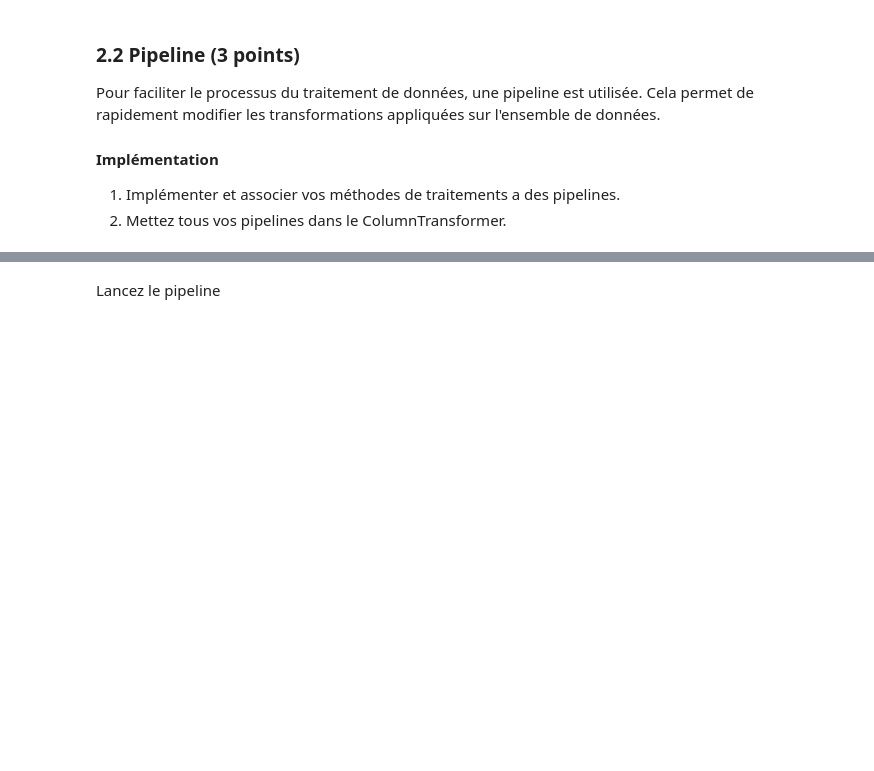
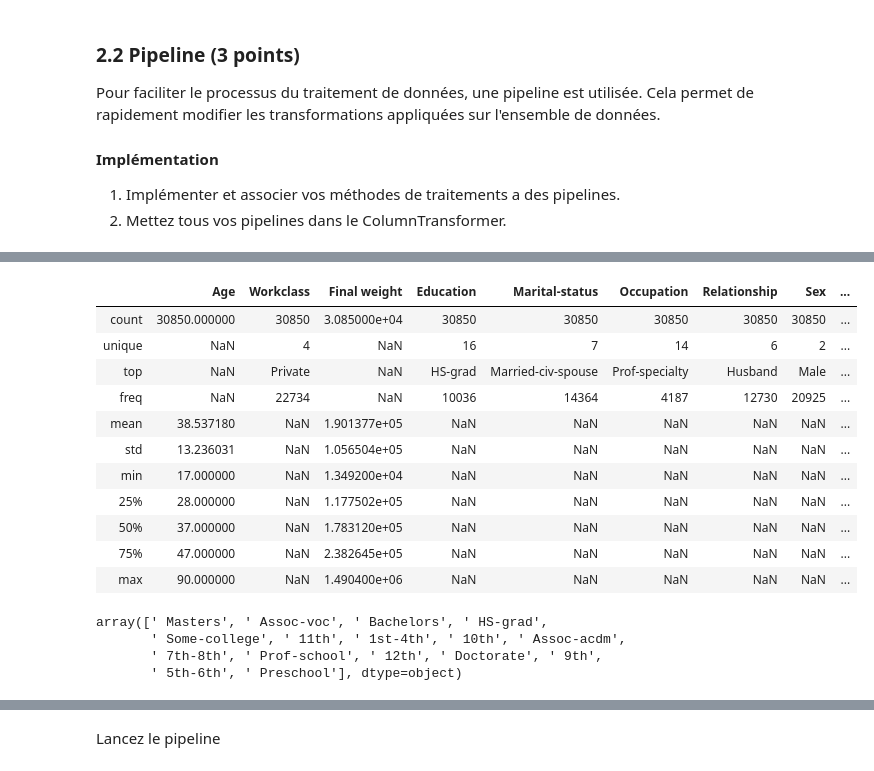
Before and after one commit to KacemKhaled/INF8215-Machine-Learning, a Jupyter notebook: TP3/TP3_INF8215.ipynb, the cells around one changed output, grey strips where cells are left out. Drawn from its saved outputs; the diff is of its cells as text; code cells hidden in the pictures; blank space fills up the shorter version.

```diff
--- a/TP3/TP3_INF8215.ipynb
+++ b/TP3/TP3_INF8215.ipynb
@@ -671,2 +707,17 @@ class LabelEncoderP(LabelEncoder):
 # %%
 # Implémenter ici les différentes transformations customs ici pour que cela soit plus claires (Si vous en avez)
+
+X_train = X_train.drop(['index'], axis=1)
+X_test = X_test.drop(['index'], axis=1)
+# %%
+X_train = X_train[X_train.Workclass != ' ?']
+X_train = X_train[X_train.Occupation != ' ?']
+
+X_test = X_test[X_test.Workclass != ' ?']
+X_test = X_test[X_test.Occupation != ' ?']
+# %%
+X_train["Workclass"] = X_train["Workclass"].replace([' Federal-gov', ' Local-gov', ' State-gov'], 'Gov')
+X_train["Workclass"] = X_train["Workclass"].replace([' Self-emp-inc', ' Self-emp-not-inc'], 'Self-emp')
+
+X_test["Workclass"] = X_test["Workclass"].replace([' Federal-gov', ' Local-gov', ' State-gov'], 'Gov')
+X_test["Workclass"] = X_test["Workclass"].replace([' Self-emp-inc', ' Self-emp-not-inc'], 'Self-emp')
@@ -672,0 +745,25 @@ class LabelEncoderP(LabelEncoder):
+# %%
+X_train["Income"] = X_train["Income"].replace([' <=50K.', ' <=50K'], '<=50K')
+X_train["Income"] = X_train["Income"].replace([' >50K.', ' >50K'], '>50K')
+# %%
+X_train.describe(include='all')
+# %% [output]
+|  | Age | Workclass | Final weight | Education | Marital-status | Occupation | Relationship | Sex | ... |
+| count | 30850.000000 | 30850 | 3.085000e+04 | 30850 | 30850 | 30850 | 30850 | 30850 | ... |
+| unique | NaN | 4 | NaN | 16 | 7 | 14 | 6 | 2 | ... |
+| top | NaN | Private | NaN | HS-grad | Married-civ-spouse | Prof-specialty | Husband | Male | ... |
+| freq | NaN | 22734 | NaN | 10036 | 14364 | 4187 | 12730 | 20925 | ... |
+| mean | 38.537180 | NaN | 1.901377e+05 | NaN | NaN | NaN | NaN | NaN | ... |
+| std | 13.236031 | NaN | 1.056504e+05 | NaN | NaN | NaN | NaN | NaN | ... |
+| min | 17.000000 | NaN | 1.349200e+04 | NaN | NaN | NaN | NaN | NaN | ... |
+| 25% | 28.000000 | NaN | 1.177502e+05 | NaN | NaN | NaN | NaN | NaN | ... |
+| 50% | 37.000000 | NaN | 1.783120e+05 | NaN | NaN | NaN | NaN | NaN | ... |
+| 75% | 47.000000 | NaN | 2.382645e+05 | NaN | NaN | NaN | NaN | NaN | ... |
+| max | 90.000000 | NaN | 1.490400e+06 | NaN | NaN | NaN | NaN | NaN | ... |
+# %%
+X_train["Education"].unique()
+# %% [output]
+array([' Masters', ' Assoc-voc', ' Bachelors', ' HS-grad',
+       ' Some-college', ' 11th', ' 1st-4th', ' 10th', ' Assoc-acdm',
+       ' 7th-8th', ' Prof-school', ' 12th', ' Doctorate', ' 9th',
+       ' 5th-6th', ' Preschool'], dtype=object)
```
Also changed, not shown: parts of 17 cells of this notebook, 4 other files.
